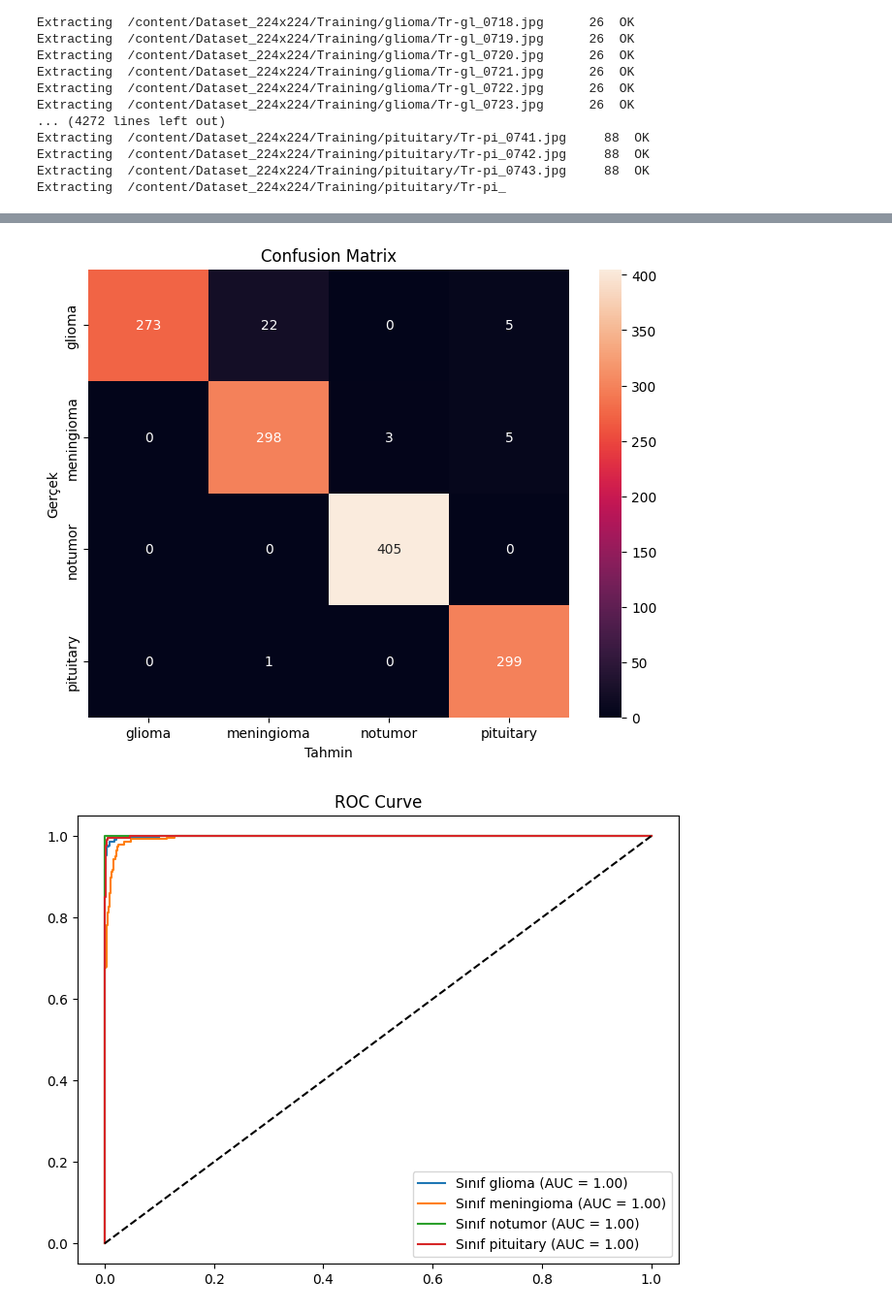
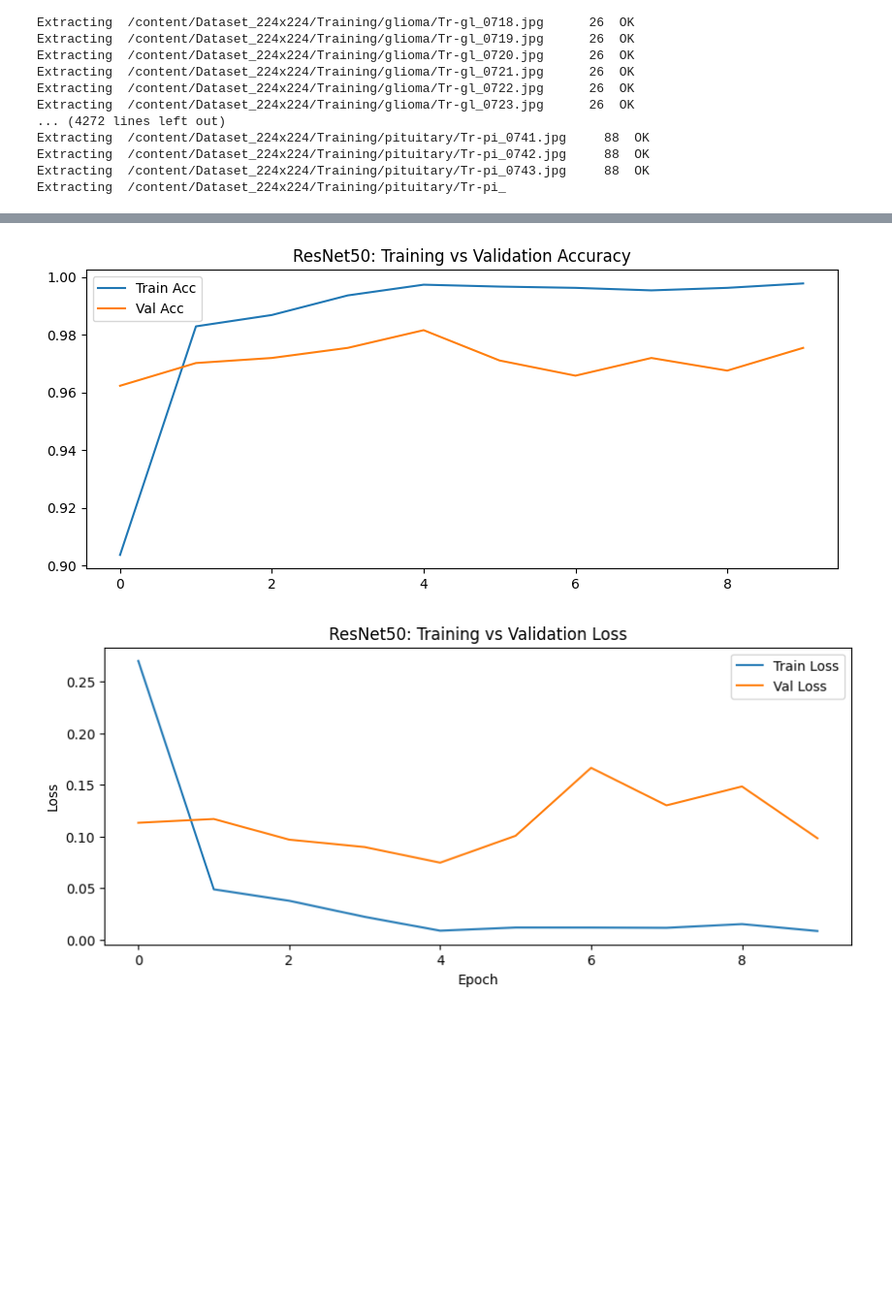
Before and after one commit to ozlemakboyraz/Brain-Classification-Project, a Jupyter notebook: Resnet50.ipynb, the cells around one changed output, grey strips where cells are left out. Shown at 97% size. Cells and saved outputs as stored; diff of their text form; code cells hidden in the pictures; blank space fills up the shorter version.

```diff
--- a/Resnet50.ipynb
+++ b/Resnet50.ipynb
@@ -242,23 +242,35 @@ ROC-AUC: 0.9986
 # %%
 # 8. Grafikler
+# -----------------------------
+# Accuracy Grafiği
+plt.figure(figsize=(10,4))
+plt.plot(final_history[-1]['t_acc'], label='Train Acc')
+plt.plot(final_history[-1]['v_acc'], label='Val Acc')
+plt.title('ResNet50: Training vs Validation Accuracy')
+plt.legend(); plt.show()
+
+# Loss Grafiği
+plt.figure(figsize=(10,4))
+plt.plot(final_history[-1]['t_loss'], label='Train Loss')
+plt.plot(final_history[-1]['v_loss'], label='Val Loss')
+plt.title('ResNet50: Training vs Validation Loss')
+plt.xlabel('Epoch')
+plt.ylabel('Loss')
+plt.legend(); plt.show()
+
 # Confusion Matrix
-cm = confusion_matrix(all_labels, all_preds)
 plt.figure(figsize=(8,6))
-sns.heatmap(cm, annot=True, fmt='d', xticklabels=test_dataset.classes, yticklabels=test_dataset.classes)
-plt.title("Confusion Matrix")
-plt.ylabel('Gerçek')
-plt.xlabel('Tahmin')
-plt.show()
+sns.heatmap(confusion_matrix(all_labels, all_preds), annot=True, fmt='d', cmap='Greens',
+            xticklabels=test_dataset.classes, yticklabels=test_dataset.classes)
+plt.title('Confusion Matrix - ResNet50')
+plt.ylabel('Gerçek'); plt.xlabel('Tahmin'); plt.show()
 
-# ROC Curve
+# ROC Eğrisi
 plt.figure(figsize=(8,6))
 for i in range(NUM_CLASSES):
     fpr, tpr, _ = roc_curve(np.array(all_labels) == i, np.array(all_probs)[:, i])
-    plt.plot(fpr, tpr, label=f'Sınıf {test_dataset.classes[i]} (AUC = {auc:.2f})')
-plt.plot([0, 1], [0, 1], 'k--')
-plt.title("ROC Curve")
-plt.legend()
-plt.show()
+    plt.plot(fpr, tpr, label=f'{test_dataset.classes[i]} (AUC = {auc:.2f})')
+plt.plot([0, 1], [0, 1], 'k--'); plt.title('ROC Curve'); plt.legend(); plt.show()
 # %% [output]
-[figure, old version]
+[figure, new version]
-[figure, old version]
+[figure, new version]
```
Also changed, not shown: parts of 3 cells of this notebook.
